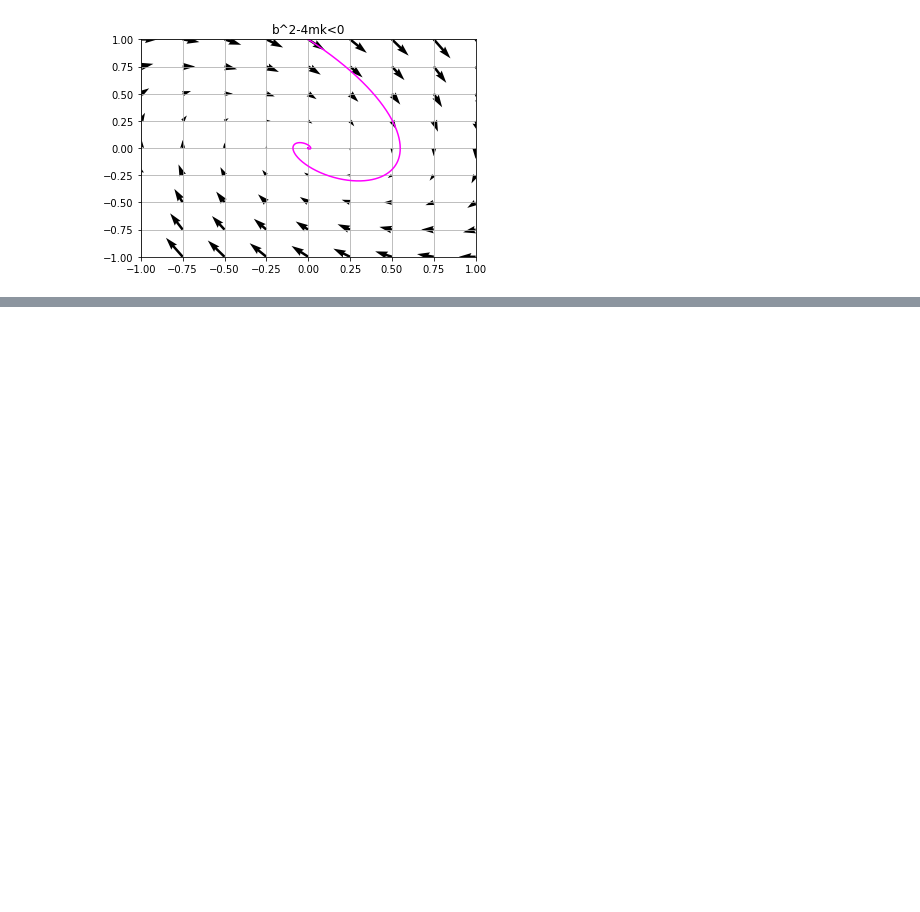
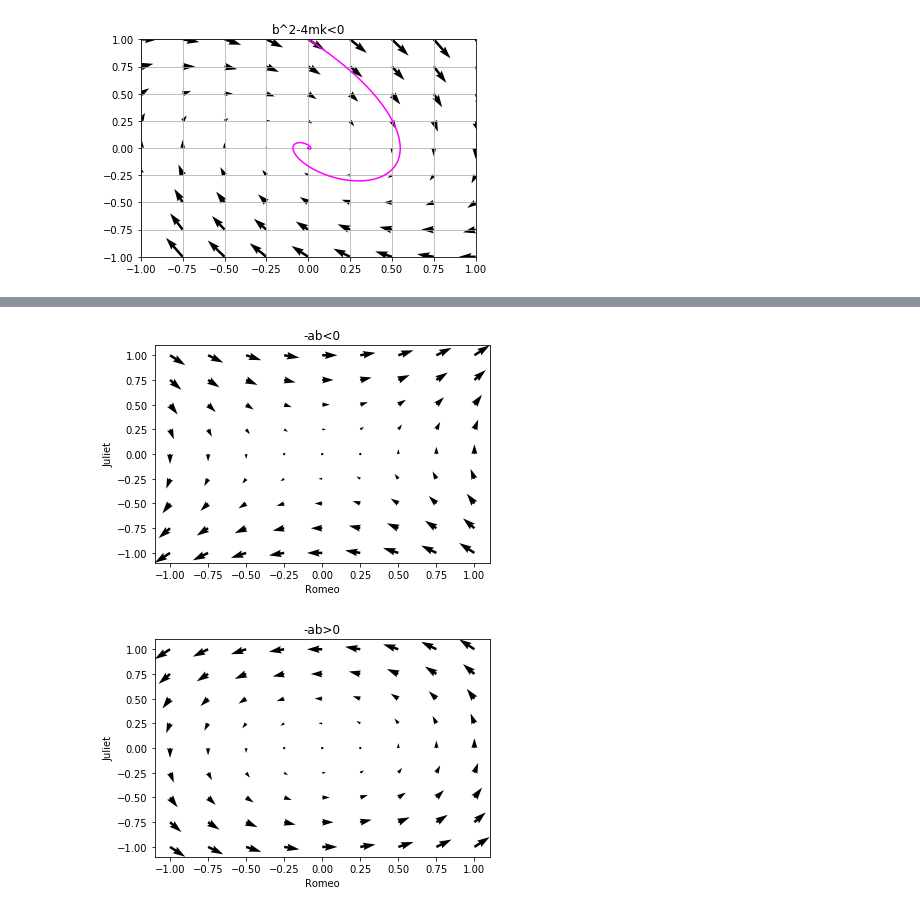
Before and after one commit to nkknj/strogatz, a Jupyter notebook: Chapter5_exercise.ipynb, the cells around one changed output, grey strips where cells are left out. Drawn from its saved outputs; the diff is of its cells as text; code cells hidden in the pictures; blank space fills up the shorter version.

```diff
--- a/Chapter5_exercise.ipynb
+++ b/Chapter5_exercise.ipynb
@@ -944,0 +943,47 @@ n_unstable_spiral=0.1464767
+# %%
+#5.3.3
+#tau=0
+#delta=-ab
+#-ab<0でサドル, -ab>0でセンター
+
+X=np.linspace(-1, 1, 9)
+Y=np.linspace(-1, 1, 9)
+
+#-ab<0:サドル
+a=1
+b=1
+A=np.array([
+    [0, a],
+    [b, 0]
+])
+
+for x in X:
+    for y in Y:
+        grad=np.dot(A, np.array([x, y]))
+        plt.quiver(x, y, grad[0], grad[1], angles='xy', scale_units='xy', scale=10)
+
+plt.xlabel('Romeo')
+plt.ylabel('Juliet')
+plt.title('-ab<0')
+plt.show()
+
+#-ab>0:センター
+a=-1
+b=1
+A=np.array([
+    [0, a],
+    [b, 0]
+])
+
+for x in X:
+    for y in Y:
+        grad=np.dot(A, np.array([x, y]))
+        plt.quiver(x, y, grad[0], grad[1], angles='xy', scale_units='xy', scale=10)
+
+plt.xlabel('Romeo')
+plt.ylabel('Juliet')
+plt.title('-ab>0')
+plt.show()
+# %% [output]
+[figure, added]
+[figure, added]
```
Also changed, not shown: parts of 6 cells of this notebook.
